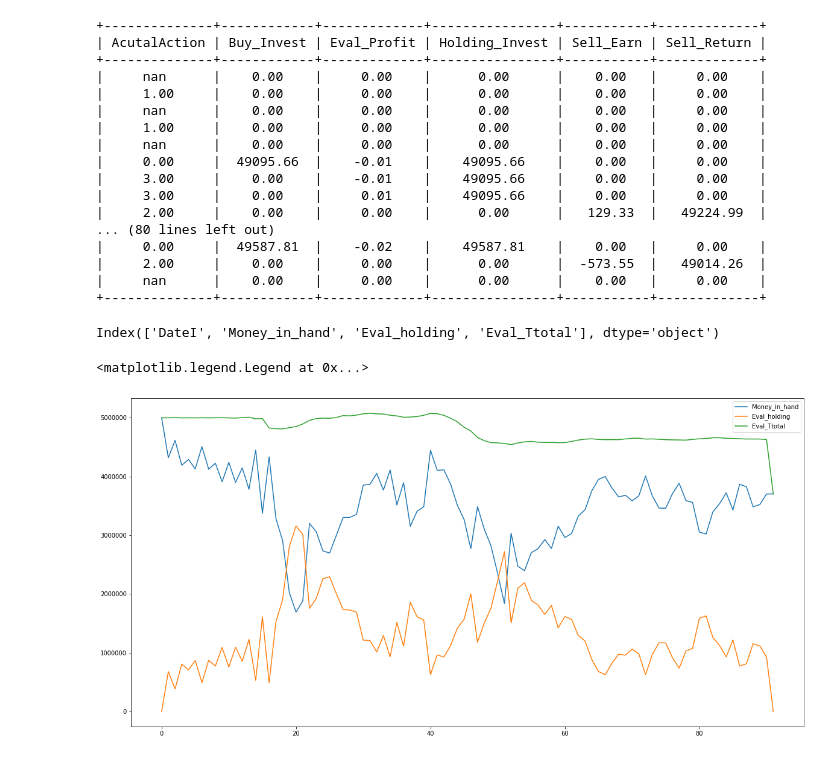
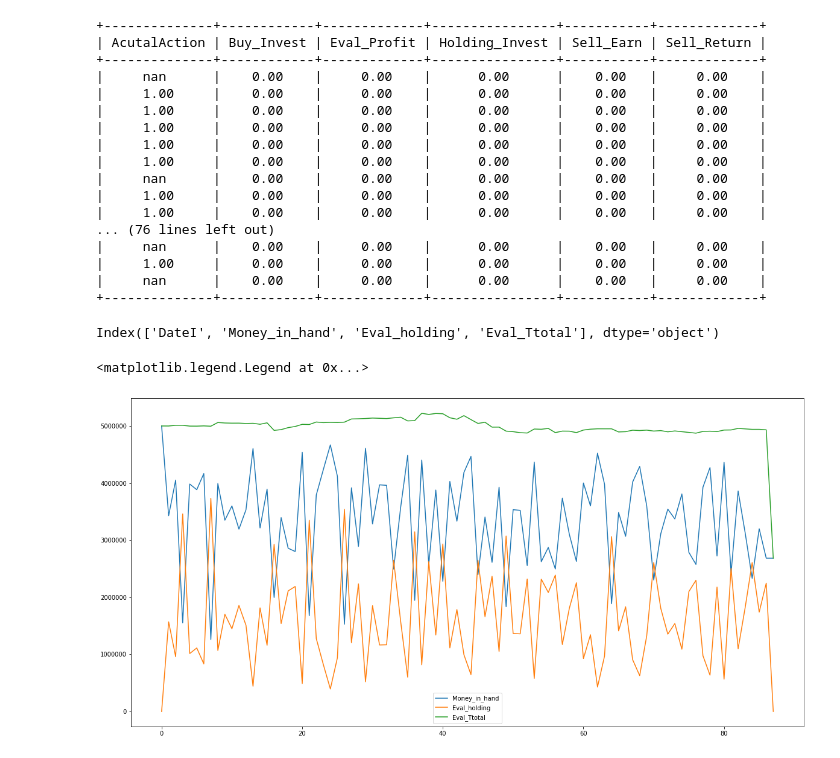
Before and after one commit to 1323767083/2020P3, a Jupyter notebook: Z_CC.ipynb, the cells around one changed output. Drawn from its saved outputs; the diff is of its cells as text; code cells hidden in the pictures.

```diff
--- a/Z_CC.ipynb
+++ b/Z_CC.ipynb
@@ -131,9 +153,9 @@ import pandas as pd
 import config as sc
 import prettytable as pt
 pd.options.display.float_format="{:,.2f}".format
-system_name="Buy300_2CC_Scaler50_PolicyLossnew_shift001_RT_AV1_E_2D_try432"
-ET=500
-Stock="SH600887"
+system_name="nr_b_noshift_NB5_JS_NFB_Deep_lrIncrease_10policy_32"
+ET=250000
+Stock="SH601698"
 fnwp=os.path.join(sc.base_dir_RL_system,system_name,"CC","ET{0}.csv".format(ET))
 df=pd.read_csv(fnwp)
 df["StockS"]=df["StockI"].apply(lambda x: "SH{0:06d}".format(int(x)) if x>=600000 else "SZ{0:06d}".format(int(x)))
@@ -155,46 +177,46 @@ print (tb)
 +--------------+------------+-------------+----------------+-----------+-------------+
 |     nan      |    0.00    |     0.00    |      0.00      |    0.00   |     0.00    |
 |     1.00     |    0.00    |     0.00    |      0.00      |    0.00   |     0.00    |
+|     1.00     |    0.00    |     0.00    |      0.00      |    0.00   |     0.00    |
+|     1.00     |    0.00    |     0.00    |      0.00      |    0.00   |     0.00    |
+|     1.00     |    0.00    |     0.00    |      0.00      |    0.00   |     0.00    |
+|     1.00     |    0.00    |     0.00    |      0.00      |    0.00   |     0.00    |
+|     nan      |    0.00    |     0.00    |      0.00      |    0.00   |     0.00    |
+|     1.00     |    0.00    |     0.00    |      0.00      |    0.00   |     0.00    |
+|     1.00     |    0.00    |     0.00    |      0.00      |    0.00   |     0.00    |
+... (76 lines left out)
 |     nan      |    0.00    |     0.00    |      0.00      |    0.00   |     0.00    |
 |     1.00     |    0.00    |     0.00    |      0.00      |    0.00   |     0.00    |
 |     nan      |    0.00    |     0.00    |      0.00      |    0.00   |     0.00    |
-|     0.00     |  49095.66  |    -0.01    |    49095.66    |    0.00   |     0.00    |
-|     3.00     |    0.00    |    -0.01    |    49095.66    |    0.00   |     0.00    |
-|     3.00     |    0.00    |     0.01    |    49095.66    |    0.00   |     0.00    |
-|     2.00     |    0.00    |     0.00    |      0.00      |   129.33  |   49224.99  |
-... (80 lines left out)
-|     0.00     |  49587.81  |    -0.02    |    49587.81    |    0.00   |     0.00    |
-|     2.00     |    0.00    |     0.00    |      0.00      |  -573.55  |   49014.26  |
-|     nan      |    0.00    |     0.00    |      0.00      |    0.00   |     0.00    |
 +--------------+------------+-------------+----------------+-----------+-------------+
 # %%
 #plot eval value per day on given ET
 #fnwp="sftp://homeserver/home/rdchujf/n_workspace/RL/Buy300_2C_CC_try/CC/ET250_money_in_hand.csv"
 import os
 import pandas as pd
 import config as sc
 pd.options.display.float_format="{:,.2f}".format
 #system_name="Buy300_2CC_Scaler50_PolicyLossnew_shift001_RT_AV1"
-system_name="Buy300_2CC_Scaler50_PolicyLossnew_shift001_RT_AV1_E_2D"
-ET=5000
+system_name="nr_b_noshift_NB5_JS_NFB_Deep_lrIncrease_10policy_32"
+ET=235000
 fnwp=os.path.join(sc.base_dir_RL_system,system_name,"CC","ET{0}_money_in_hand.csv".format(ET))
 df=pd.read_csv(fnwp)
 print (df.columns)
 %matplotlib inline
 import matplotlib
 import matplotlib.pyplot as plt
 plt.rcParams["figure.figsize"] = (20,10)
 
 for title in ["Money_in_hand","Eval_holding","Eval_Ttotal"]:
     plt.plot(df[title], label=title)
 plt.legend()
     #plt.plot(df["Money_in_hand"],)
 #plt.plot(df["Eval_holding"])
 #plt.plot(df["Eval_Ttotal"])
 # %% [output]
 Index(['DateI', 'Money_in_hand', 'Eval_holding', 'Eval_Ttotal'], dtype='object')
 <matplotlib.legend.Legend at 0x...>
-[figure, old version]
+[figure, new version]
 # %%
 #analyse action
 fnwp="/home/rdchujf/n_workspace/RL/Buy300_2C_CC_try/CC/ET1250_action_decision.csv"
```
Also changed, not shown: parts of 4 cells of this notebook, 9 other files.
